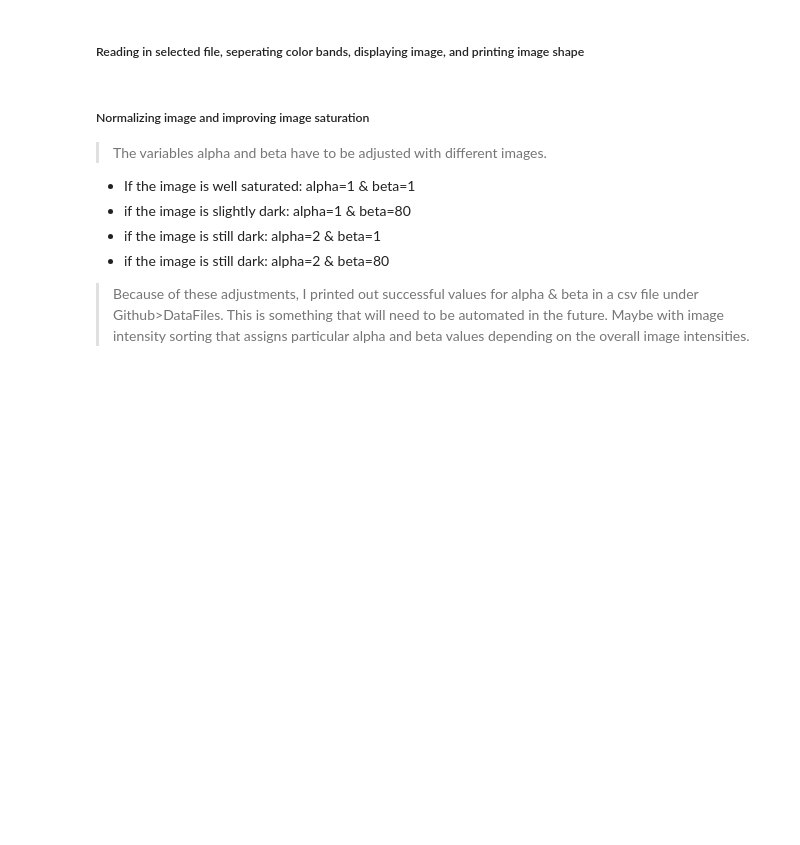
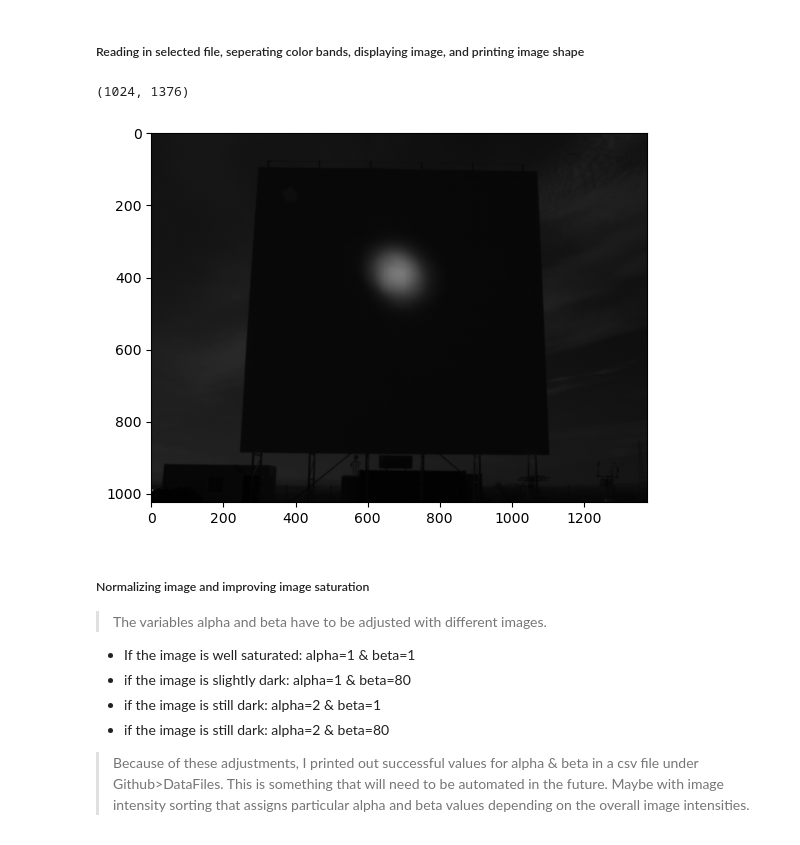
Before and after one commit to NREL/NREL-Beam-Characterization, a Jupyter notebook: NREL-BCS.ipynb, the cells around one changed output. Drawn from its saved outputs; the diff is of its cells as text; code cells hidden in the pictures; blank space fills up the shorter version.

```diff
--- a/NREL-BCS.ipynb
+++ b/NREL-BCS.ipynb
@@ -37,10 +41,13 @@ imageFiles = sorted(glob.glob("Y:/5700/SolarElectric/PROJECTS/38488_HelioCon_Zhu
 #imageFiles = sorted(glob.glob("Y:/5700/SolarElectric/PROJECTS/38488_HelioCon_Zhu/BeamCharacterizationSystems/OTF.07.21.22/otf75/*.jpg"),key=len)
 #imageFiles = sorted(glob.glob("Y:/5700/SolarElectric/PROJECTS/38488_HelioCon_Zhu/BeamCharacterizationSystems/OTF.07.21.22/otf79/*.jpg"),key=len)
 #imageFiles = sorted(glob.glob("Y:/5700/SolarElectric/PROJECTS/38488_HelioCon_Zhu/BeamCharacterizationSystems/OTF.07.08.22/*.jpg"),key=len)
+imageFiles = sorted(glob.glob(r"C:\Users\qzheng\OneDrive - NREL\BCS Comparison\CENER\data\raw_input\raw_input\CAT\03_22_2023\images\*.tif"),key=len)
 
-
-for i in range(len(imageFiles)):
+for i in tqdm(range(len(imageFiles))):
   print(i, ",", imageFiles[i])
-iFile = int(input("Enter file number:"))
+# iFile = int(input("Enter file number:"))
+iFile=1
 imageFile = imageFiles[iFile]
 print(imageFile)
+
+imageFileFolder = r"Y:/5700/SolarElectric/PROJECTS/38488_HelioCon_Zhu/BeamCharacterizationSystems/CrescentDunes/"
@@ -48,29 +62,37 @@ print(imageFile)
 ##### Reading in selected file, seperating color bands, displaying image, and printing image shape
 # %%
 #reading in selected file
-img =imread(imageFile, as_gray = True)
 
+_, imageExtension = os.path.splitext(imageFile)
+if imageExtension == ".bmp":
+    img = imread(imageFile, as_gray = True)
+elif imageExtension == ".tif":
+    img = imread(imageFile)[0, :, :]  # TIFF contains multiple images
+    img = (img / 65535.0 * 255).astype(np.uint8)    # TIFF is 16 bit
 
 plt.imshow(img, cmap = plt.cm.gray)
 
 #splitting color bands
 hsv = cv2.cvtColor(img.copy(), cv2.COLOR_BGR2RGB)
 lower_blue = np.array([40,80,0])
 upper_blue = np.array([222,222,255])
 mask = cv2.inRange(hsv, lower_blue, upper_blue)
 result = cv2.bitwise_and(img,img, mask=mask)
 r= cv2.split(result)
 g = cv2.split(result)
 b = cv2.split(result)
 r= cv2.split(img)
 g = cv2.split(img)
 b = cv2.split(img)
 
 w = img.shape
 h=img.shape
 c=img.shape
 img.dtype
 print(w)
+# %% [output]
+(1024, 1376)
+[figure, added]
 # %% [markdown]
 ##### Normalizing image and improving image saturation
 > The variables alpha and beta have to be adjusted with different images.
```
Also changed, not shown: parts of 11 cells of this notebook, 1 other file.
